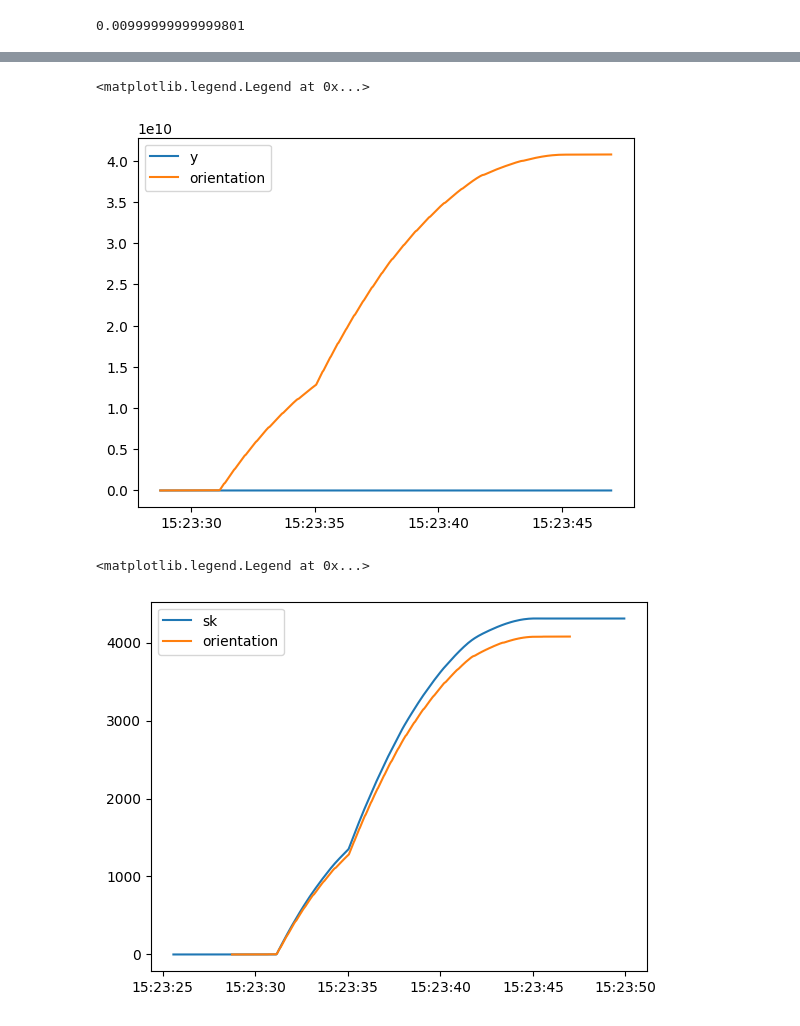
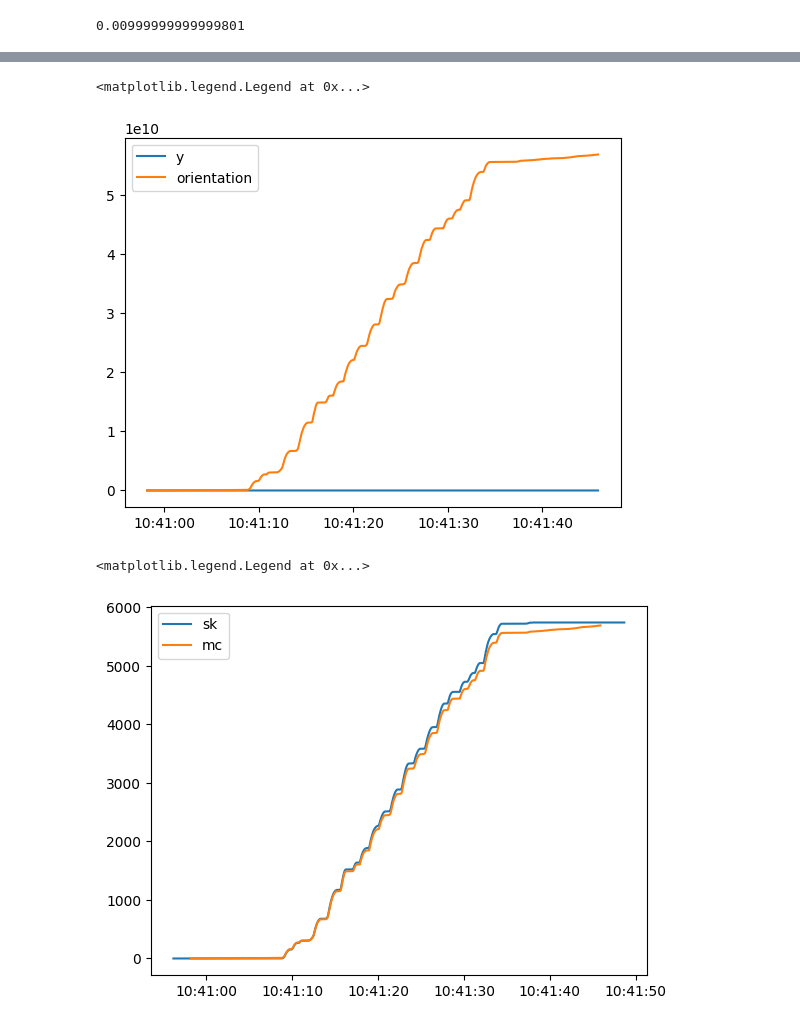
Before and after one commit to SujithChristopher/armbo_preliminary_work, a Jupyter notebook: simulation/ipy_notebooks/encoder_validation_orange.ipynb, the cells around one changed output, grey strips where cells are left out. Cells and saved outputs as stored; diff of their text form; code cells hidden in the pictures.

```diff
--- a/simulation/ipy_notebooks/encoder_validation_orange.ipynb
+++ b/simulation/ipy_notebooks/encoder_validation_orange.ipynb
@@ -13,15 +13,23 @@ from scipy import integrate
 # %%
 _txt_pth = r"test_data\omni_9dof_april_3_2023\orange_2500_april_3_2023_t1\imu01.csv"
 _mocap_pth = r"test_data\omni_9dof_april_3_2023\orange\orange_2500_april_3_2023_t1.csv"
+# %%
+_base_pth = os.path.dirname(os.getcwd())
+_base_pth = os.path.join(_base_pth,"ipy_notebooks", "test_data")
+_parent_folder = "omni_9dof_april_10_2023"
+_folder_name = "sk31_00_rotation_slow_03"
+_pth = os.path.join(_base_pth,_parent_folder ,_folder_name)
+_txt_pth = os.path.join(_pth, "imu01.csv")
+_mocap_pth = os.path.join(os.path.join(_base_pth, _parent_folder), _folder_name.split("_")[0], _folder_name+ ".csv")
 # %%
 sk_df = pd.read_csv(_txt_pth)
 _mocap_df, st_time = read_rigid_body_csv(_mocap_pth)
 _mocap_df = add_datetime_col(_mocap_df, st_time, "seconds")
 
 # type in marker details
-_xm = get_rb_marker_name(1)
-_zm = get_rb_marker_name(4)
-_om = get_rb_marker_name(3)
+_xm = get_rb_marker_name(4)
+_zm = get_rb_marker_name(3)
+_om = get_rb_marker_name(1)
 
 """set zero"""
 
@@ -67,9 +75,9 @@ _new_ang_df
 # calculate rotation matrix from xvec, zvec, org
 _m_df = _mocap_df.copy()
 
-_m_df[_om["y"]] = savgol_filter(_m_df[_om["y"]], 11, 1)
-_m_df[_xm["y"]] = savgol_filter(_m_df[_xm["y"]], 11, 1)
-_m_df[_zm["y"]] = savgol_filter(_m_df[_zm["y"]], 11, 1)
+# _m_df[_om["y"]] = savgol_filter(_m_df[_om["y"]], 11, 1)
+# _m_df[_xm["y"]] = savgol_filter(_m_df[_xm["y"]], 11, 1)
+# _m_df[_zm["y"]] = savgol_filter(_m_df[_zm["y"]], 11, 1)
 
 _m_df = pl.from_pandas(_m_df)
 
@@ -116,5 +124,5 @@ plt.legend()
 # %%
-theta_df = pd.DataFrame({"time": _m_df["time"], "theta_y": _theta_y})
+theta_df = pd.DataFrame({"time": _m_df["time"], "theta_y": _theta_y, "theta_x": _theta_x, "theta_z": _theta_z})
 theta_df["diff"] = abs(theta_df["theta_y"].diff())
 # theta_df["diff"] = theta_df["theta_y"].diff()
 # replace nan with 0
@@ -129,16 +137,16 @@ plt.plot(theta_df.time, mocap_orientation, label="orientation")
 plt.legend()
 # %% [output]
 <matplotlib.legend.Legend at 0x...>
-[figure, old version]
+[figure, new version]
 # %%
 """plot the angle from skateboard and mocap"""
 plt.plot(_new_ang_df["time"], _new_ang_df["ang_y"], label="sk")
-# plt.plot(df["time"], df["theta"]*50, label="mc")
-plt.plot(theta_df.time, mocap_orientation/10000000, label="orientation")
+plt.plot(df["time"], df["theta"]*50, label="mc")
+# plt.plot(theta_df.time, mocap_orientation/10000000, label="orientation")
 plt.legend()
 # %% [output]
 <matplotlib.legend.Legend at 0x...>
-[figure, old version]
+[figure, new version]
 # %%
 """plot the angle from skateboard and mocap"""
 plt.plot(_new_ang_df["time"][-500:], _new_ang_df["ang_y"][-500:], label="sk")
```
Also changed, not shown: parts of 4 cells of this notebook, 10 other files.
